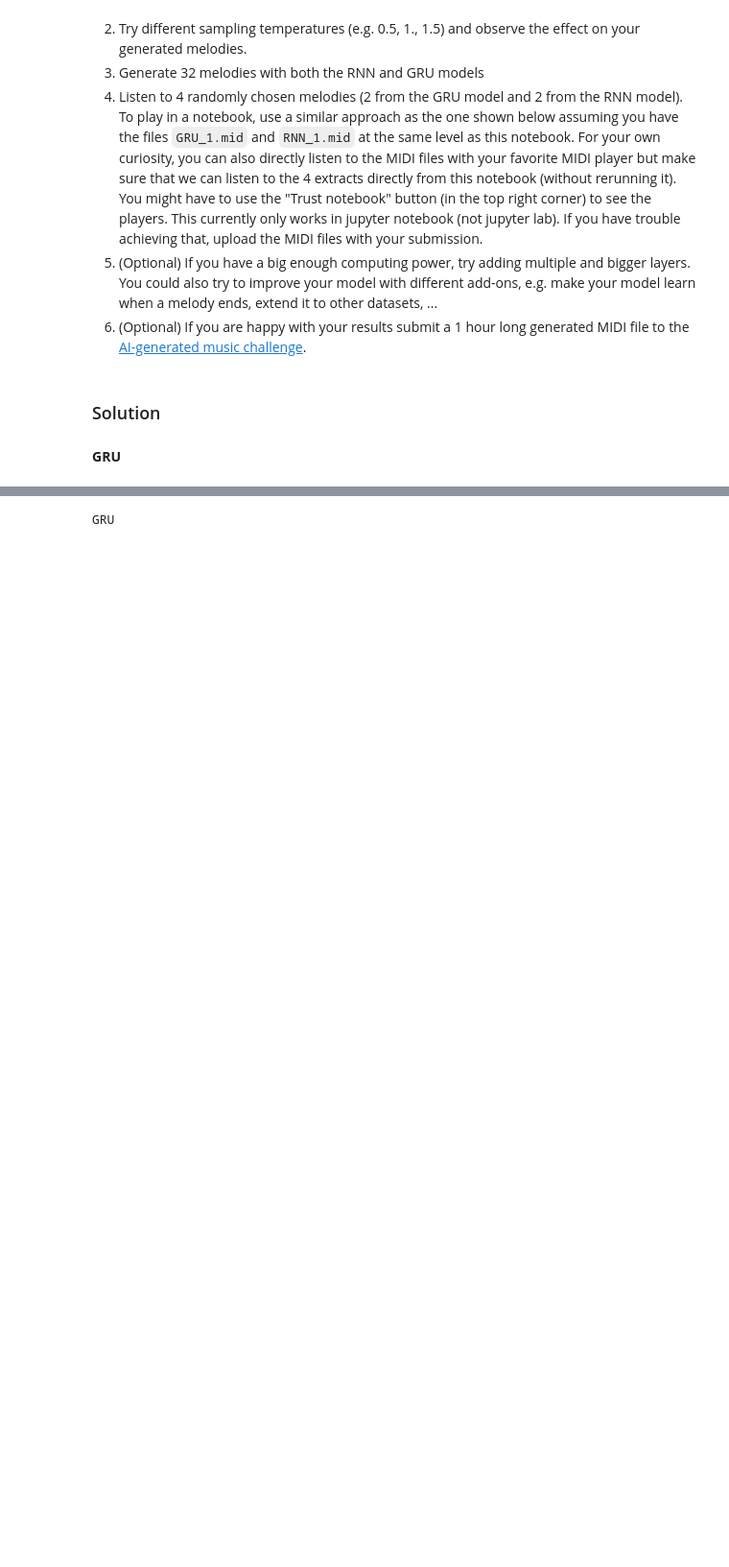
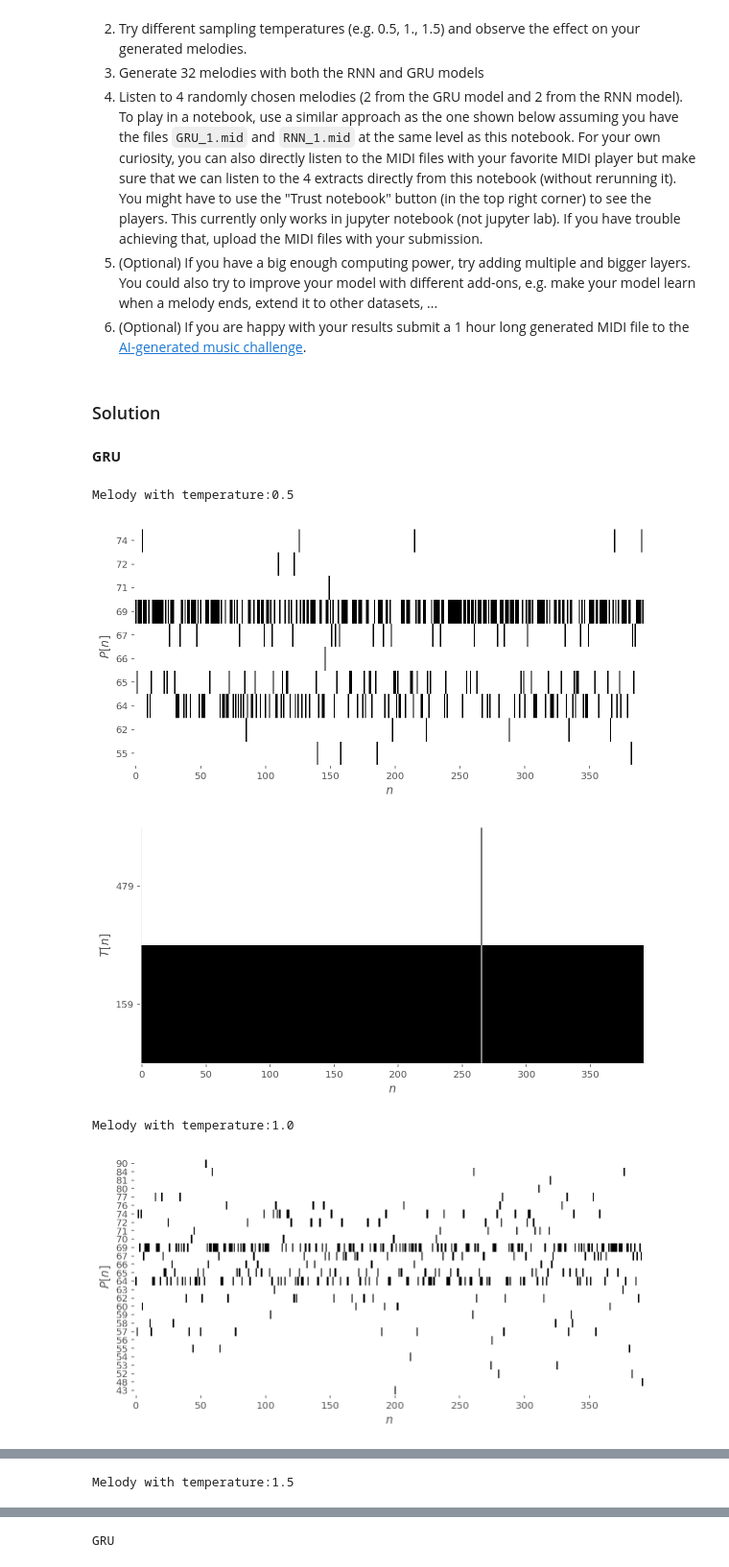
Before and after one commit to lguillain/Artificial-Neural-Networks, a Jupyter notebook: miniproject2/miniproject2.ipynb, the cells around one changed output, grey strips where cells are left out. Shown at 96% size. Drawn from its saved outputs; the diff is of its cells as text; code cells hidden in the pictures; blank space fills up the shorter version.

```diff
--- a/miniproject2/miniproject2.ipynb
+++ b/miniproject2/miniproject2.ipynb
@@ -1210,7 +1179,7 @@ def get_rand_note():
 
     lenT = len(dictionaries['T'])
     T = np.zeros(lenT)
-    P[np.random.choice(np.arange(lenT))] = 1
+    T[np.random.choice(np.arange(lenT))] = 1
 
     P = P[:, np.newaxis]
     T = T[:, np.newaxis]
@@ -1234,6 +1203,14 @@ melody = GRUmodel.predict([note[0], note[1]])
 # %%
 temperatures = [0.5, 1.0, 1.5]
 for temperature in temperatures:
     xP = np.array(list(map(lambda x: sample(x, temperature=temperature), melody[1][0])))
     xT = np.array(list(map(lambda x: sample(x, temperature=temperature), melody[0][0])))
+    print("Melody with temperature:"+str(temperature))
+    plotMelody(xP, xT, dictionaries=dictionaries)
     writeMIDI(xP, xT, dictionaries, 'melodies/temp/GRU_{}.mid'.format(int(temperature*100)))
+# %% [output]
+Melody with temperature:0.5
+[figure, added]
+[figure, added]
+Melody with temperature:1.0
+[figure, added]
@@ -1239,0 +1218 @@ for temperature in temperatures:
+Melody with temperature:1.5
```
Also changed, not shown: parts of 26 cells of this notebook.
